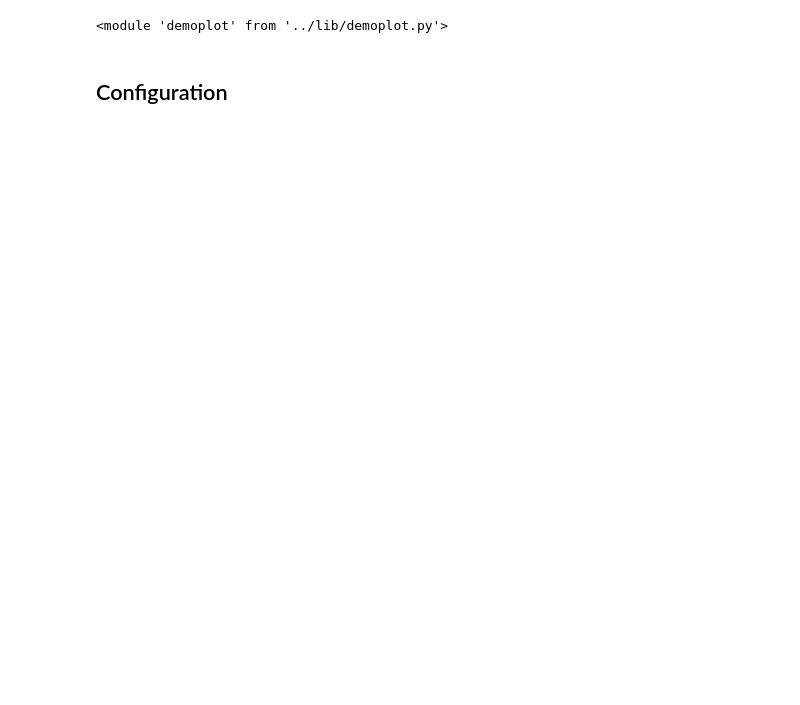
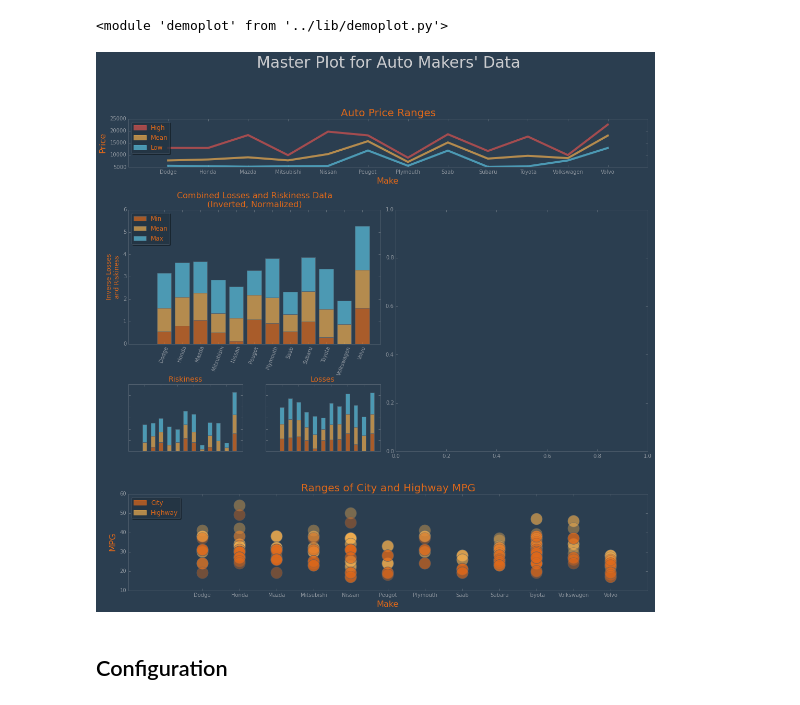
Before and after one commit to masteringmatplotlib/custom-and-config, a Jupyter notebook: notebooks/mmpl-custom-and-config.ipynb, the cells around one changed output. Cells and saved outputs as stored; diff of their text form; code cells hidden in the pictures; blank space fills up the shorter version.

```diff
--- a/notebooks/mmpl-custom-and-config.ipynb
+++ b/notebooks/mmpl-custom-and-config.ipynb
@@ -333,5 +357,42 @@ importlib.reload(demodata)
 importlib.reload(demoplot)
 # %% [output]
 <module 'demoplot' from '../lib/demoplot.py'>
+# %%
+figure = plt.figure(figsize=(15, 15))
+gs_master = mpl.gridspec.GridSpec(4, 2, height_ratios=[1, 8, 40, 16], hspace=0, wspace=0)
+# Layer 1 - Title
+gs_1 = mpl.gridspec.GridSpecFromSubplotSpec(1, 1, subplot_spec=gs_master[0, :])
+title_axes = figure.add_subplot(gs_1[0])
+title_axes.set_title("Master Plot for Auto Makers' Data", fontsize=30, color="#cdced1")
+demoplot.hide_axes(title_axes)
+
+# Layer 2 - Price
+gs_2 = mpl.gridspec.GridSpecFromSubplotSpec(1, 1, subplot_spec=gs_master[1, :])
+price_axes = figure.add_subplot(gs_2[0])
+demoplot.make_autos_price_plot(figure, pddata=data, axes=price_axes)
+
+# Layer 3, Part I - Risks
+gs_31 = mpl.gridspec.GridSpecFromSubplotSpec(2, 2, height_ratios=[2, 1], hspace=0.4, subplot_spec=gs_master[2, :1])
+risk_and_loss_axes = figure.add_subplot(gs_31[0, :])
+demoplot.make_autos_loss_and_risk_plot(figure, pddata=normed_data, axes=risk_and_loss_axes, x_label=False, rotate_ticks=True)
+risk_axes = figure.add_subplot(gs_31[1, :1])
+demoplot.make_autos_riskiness_plot(figure, pddata=normed_data, axes=risk_axes, legend=False, labels=False)
+loss_axes = figure.add_subplot(gs_31[1:, 1])
+demoplot.make_autos_losses_plot(figure, pddata=normed_data, axes=loss_axes, legend=False, labels=False)
+
+# Layer 3, Part II - Radar
+gs_32 = mpl.gridspec.GridSpecFromSubplotSpec(1, 1, subplot_spec=gs_master[2, 1])
+figure.add_subplot(gs_32[0])
+
+# Layer 4 - MPG
+gs_4 = mpl.gridspec.GridSpecFromSubplotSpec(1, 1, subplot_spec=gs_master[3, :])
+mpg_axes = figure.add_subplot(gs_4[0])
+demoplot.make_autos_mpg_plot(figure, pddata=data, axes=mpg_axes)
+
+# Tidy up
+gs_master.tight_layout(figure)
+plt.show()
+# %% [output]
+[figure, added]
 # %% [markdown]
 ## Configuration
```
Also changed, not shown: parts of 7 cells of this notebook, 1 other file.
